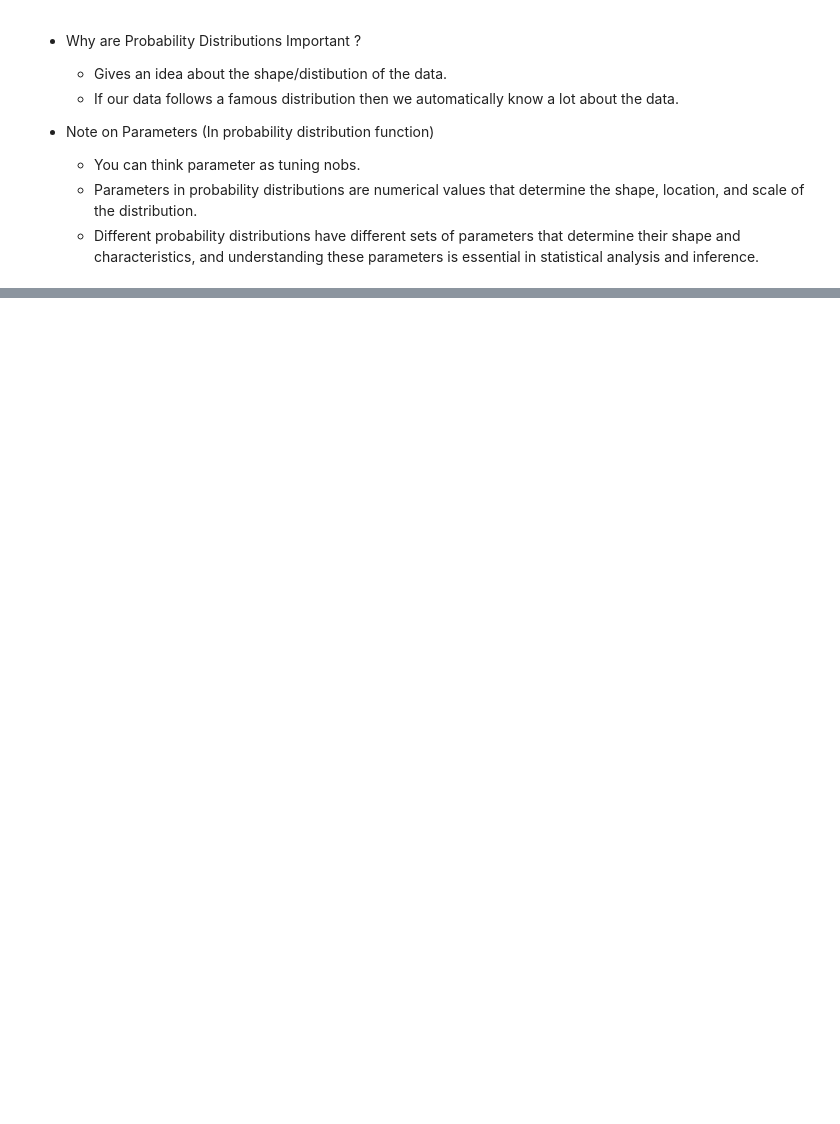
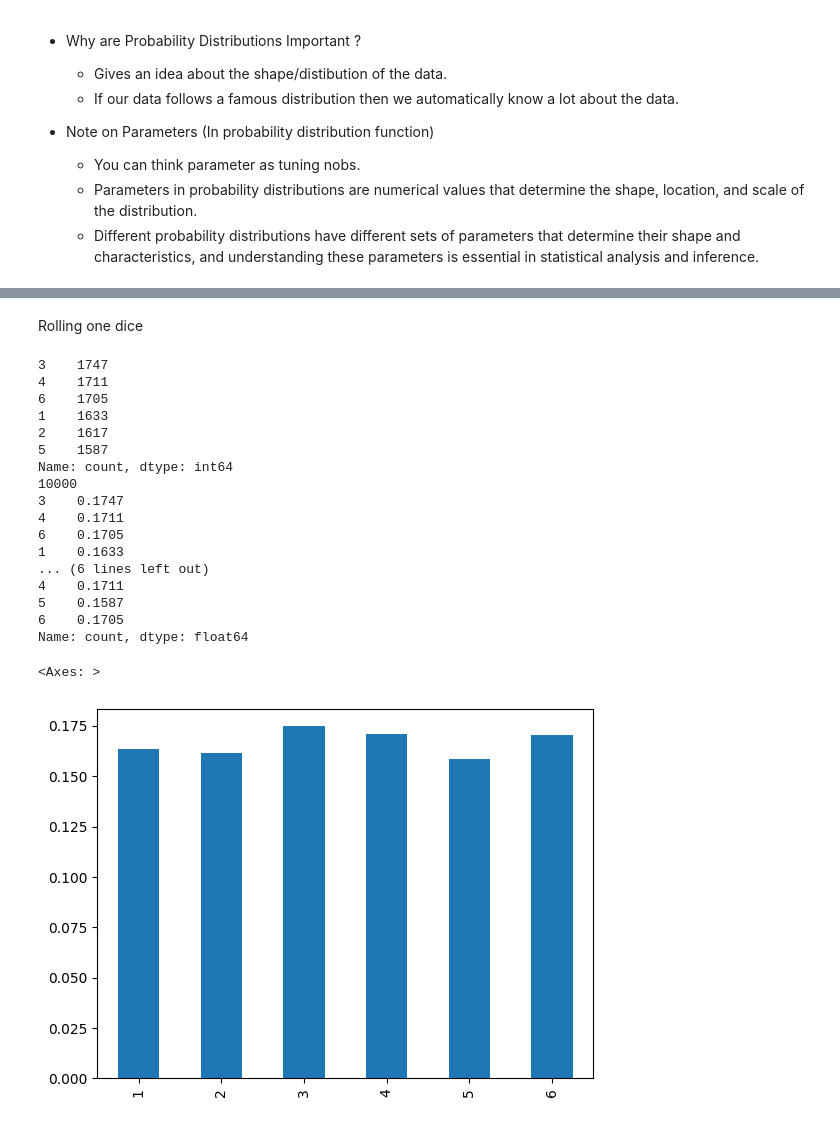
Before and after one commit to jain40470/Machine-Learning, a Jupyter notebook: Stats & Prob/Probability/ProbabilityDistribution/DistributionFunctions.ipynb, the cells around one changed output, grey strips where cells are left out. Drawn from its saved outputs; the diff is of its cells as text; code cells hidden in the pictures; blank space fills up the shorter version.

```diff
--- a/Stats & Prob/Probability/DistributionFunctions.ipynb
+++ b/Stats & Prob/Probability/ProbabilityDistribution/DistributionFunctions.ipynb
@@ -82,0 +99,42 @@
+# %% [markdown]
+Rolling one dice
+# %%
+L = []
+
+for i in range(10000) : # rolling dics 10000 times
+    L.append(random.randint(1,6))
+
+a = pd.Series(L).value_counts()
+b = pd.Series(L).value_counts().sum()
+c = a/b
+
+print(a)
+print(b)
+print(c)
+
+c = c.sort_index()
+print(c)
+
+c.plot(kind = 'bar')
+
+# btw it is uniform probability distribution
+# %% [output]
+3    1747
+4    1711
+6    1705
+1    1633
+2    1617
+5    1587
+Name: count, dtype: int64
+10000
+3    0.1747
+4    0.1711
+6    0.1705
+1    0.1633
+... (6 lines left out)
+4    0.1711
+5    0.1587
+6    0.1705
+Name: count, dtype: float64
+<Axes: >
+[figure, added]
```
Also changed, not shown: parts of 24 cells of this notebook, 30 other files.
